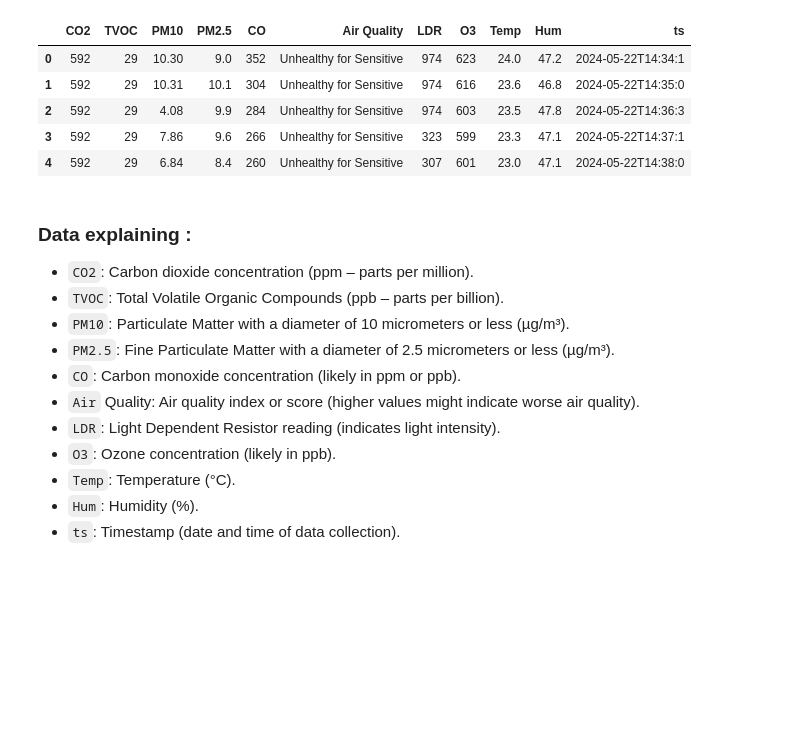
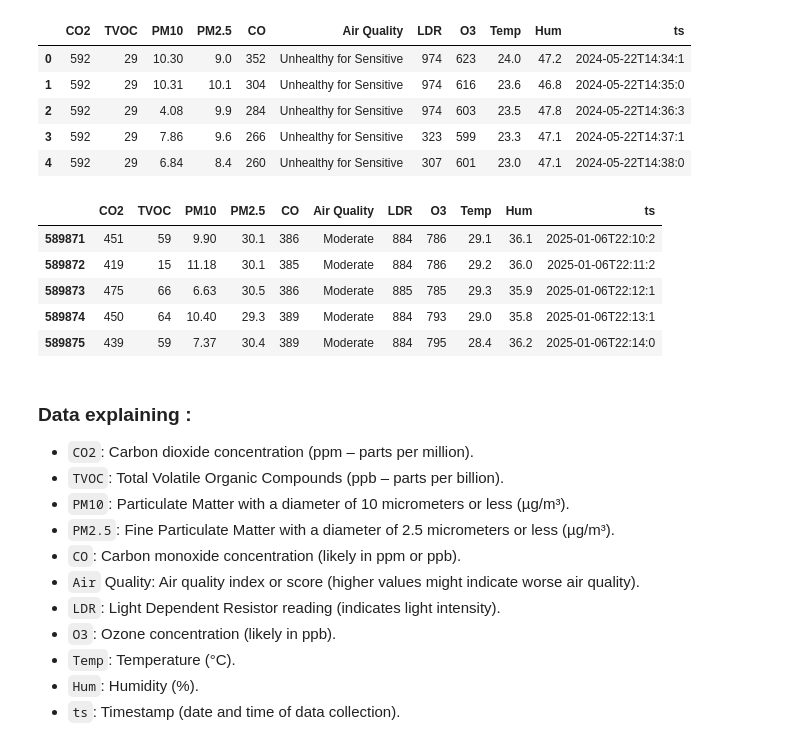
Before and after one commit to 00JIMMY00/Air-Quality_Model, a Jupyter notebook: preprocessing.ipynb, the cells around one changed output. Cells and saved outputs as stored; diff of their text form; code cells hidden in the pictures; blank space fills up the shorter version.

```diff
--- a/preprocessing.ipynb
+++ b/preprocessing.ipynb
@@ -6,5 +9,5 @@ from sklearn.preprocessing import MinMaxScaler, StandardScaler
 # %%
-df = pd.read_csv('assets/data.csv')
+df = pd.read_csv('data.csv')
 # %%
 df.head()
 # %% [output]
@@ -76,6 +79,15 @@ df.head()
 | 2 | 592 | 29 | 4.08 | 9.9 | 284 | Unhealthy for Sensitive | 974 | 603 | 23.5 | 47.8 | 2024-05-22T14:36:3 |
 | 3 | 592 | 29 | 7.86 | 9.6 | 266 | Unhealthy for Sensitive | 323 | 599 | 23.3 | 47.1 | 2024-05-22T14:37:1 |
 | 4 | 592 | 29 | 6.84 | 8.4 | 260 | Unhealthy for Sensitive | 307 | 601 | 23.0 | 47.1 | 2024-05-22T14:38:0 |
+# %%
+df.tail()
+# %% [output]
+|  | CO2 | TVOC | PM10 | PM2.5 | CO | Air Quality | LDR | O3 | Temp | Hum | ts |
+| 589871 | 451 | 59 | 9.90 | 30.1 | 386 | Moderate | 884 | 786 | 29.1 | 36.1 | 2025-01-06T22:10:2 |
+| 589872 | 419 | 15 | 11.18 | 30.1 | 385 | Moderate | 884 | 786 | 29.2 | 36.0 | 2025-01-06T22:11:2 |
+| 589873 | 475 | 66 | 6.63 | 30.5 | 386 | Moderate | 885 | 785 | 29.3 | 35.9 | 2025-01-06T22:12:1 |
+| 589874 | 450 | 64 | 10.40 | 29.3 | 389 | Moderate | 884 | 793 | 29.0 | 35.8 | 2025-01-06T22:13:1 |
+| 589875 | 439 | 59 | 7.37 | 30.4 | 389 | Moderate | 884 | 795 | 28.4 | 36.2 | 2025-01-06T22:14:0 |
 # %% [markdown]
 ### Data explaining :
 - `CO2`: Carbon dioxide concentration (ppm – parts per million).
```
Also changed, not shown: parts of 30 cells of this notebook.
